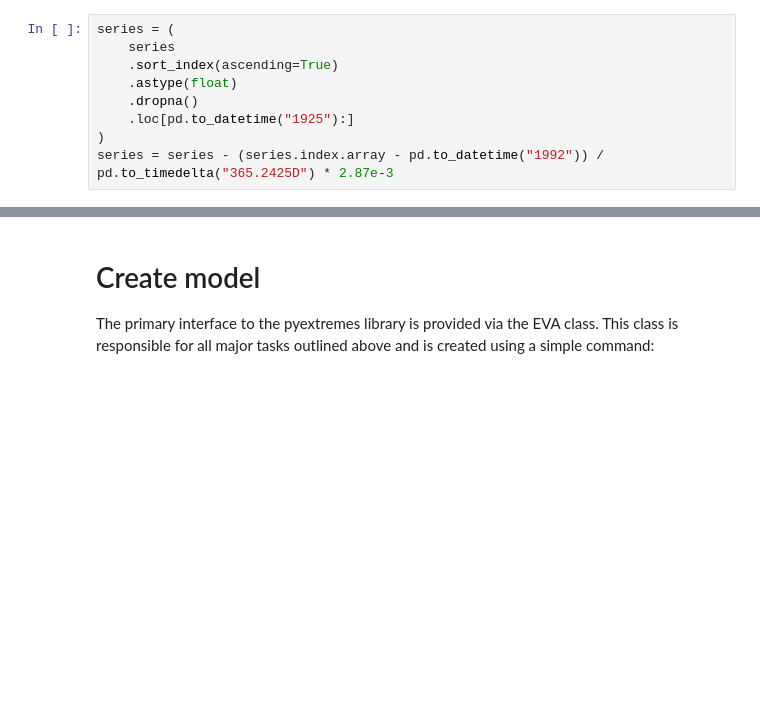
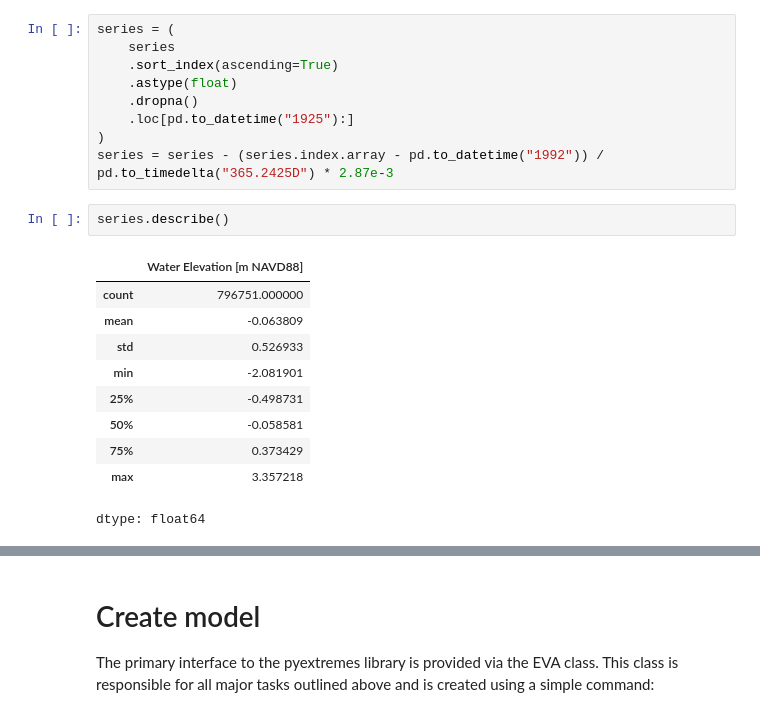
Before and after one commit to SouvickC/TimeSeriesPredictionTutorial, a Jupyter notebook: Week06_Extremes+Anomalies+Signatures/ExtremeValueTheory.ipynb, the cells around one changed output, grey strips where cells are left out. Cells and saved outputs as stored; diff of their text form; blank space fills up the shorter version.

```diff
--- a/Week06_Extremes+Anomalies+Signatures/ExtremeValueTheory.ipynb
+++ b/Week06_Extremes+Anomalies+Signatures/ExtremeValueTheory.ipynb
@@ -52,3 +57,16 @@ series = (
     .loc[pd.to_datetime("1925"):]
 )
 series = series - (series.index.array - pd.to_datetime("1992")) / pd.to_timedelta("365.2425D") * 2.87e-3
+# %%
+series.describe()
+# %% [output]
+|  | Water Elevation [m NAVD88] |
+| count | 796751.000000 |
+| mean | -0.063809 |
+| std | 0.526933 |
+| min | -2.081901 |
+| 25% | -0.498731 |
+| 50% | -0.058581 |
+| 75% | 0.373429 |
+| max | 3.357218 |
+dtype: float64
```
Also changed, not shown: parts of 10 cells of this notebook.
